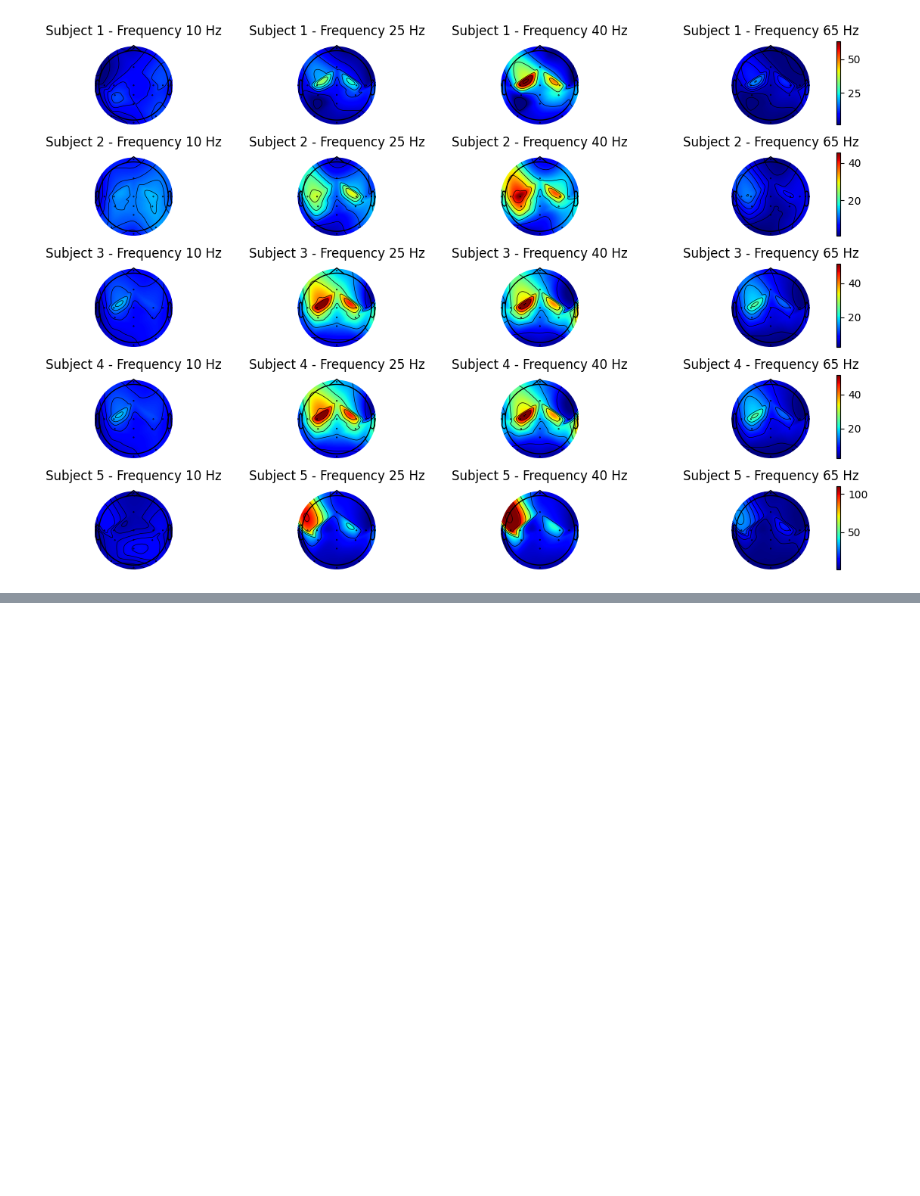
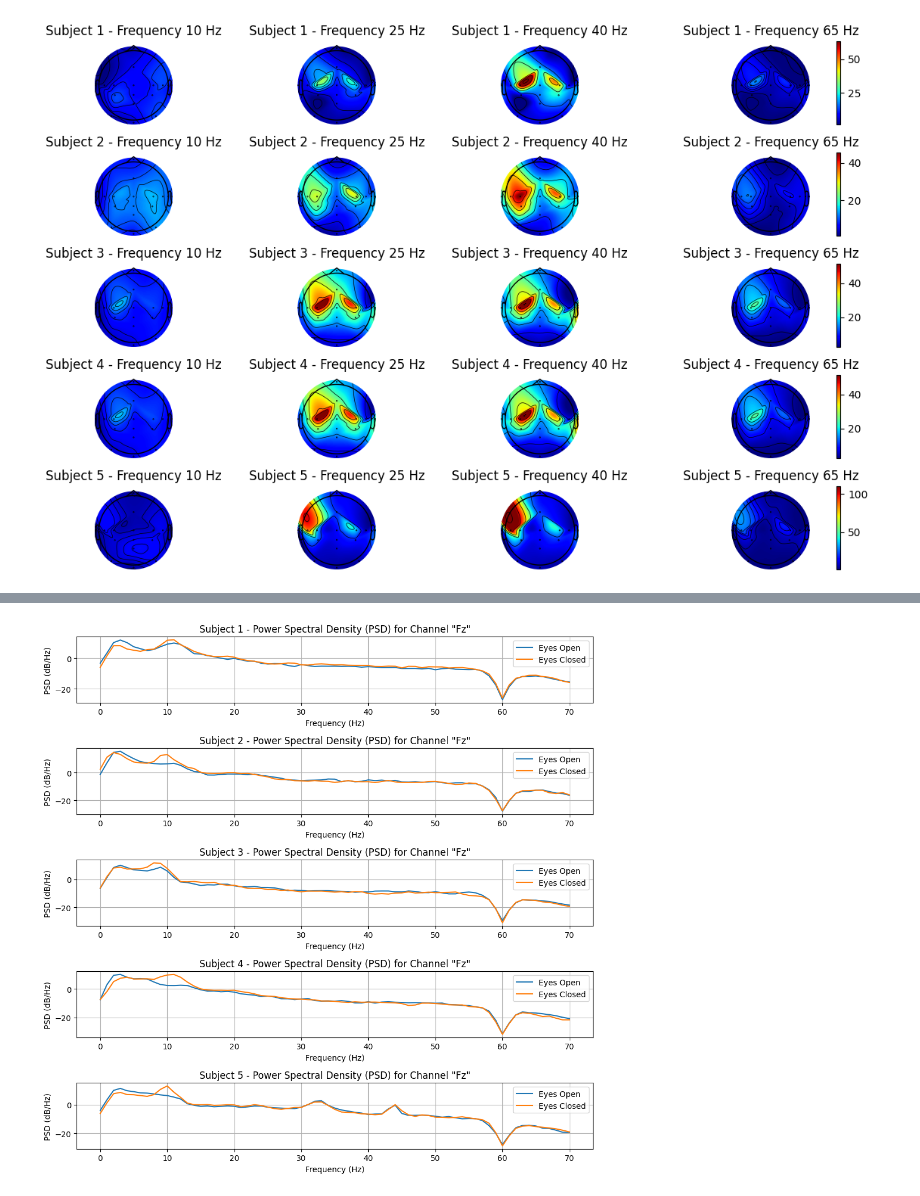
Before and after one commit to maryamnorouzi/Brain-Signal-Processing-, a Jupyter notebook: Brain Signal processing/hw2/HW2_Maryam.ipynb, the cells around one changed output, grey strips where cells are left out. Saved outputs shown, nothing was run; the diff lists cells and outputs as text; code cells hidden in the pictures; blank space fills up the shorter version.

```diff
--- a/Brain Signal processing/hw2/HW2_Maryam.ipynb
+++ b/Brain Signal processing/hw2/HW2_Maryam.ipynb
@@ -283,0 +315,31 @@ plt.show()
+# %%
+# a.
+# Define the sampling frequency and parameters for the Welch method
+fs = 256  # Given
+nperseg = fs  #256 samples for a 1-second window
+noverlap = nperseg // 2  # 50% overlap
+
+# Compute PSD for each subject
+frequencies, psd_open_FZ = welch(eyes_open_Fz, fs=fs, nperseg=nperseg, noverlap=noverlap, axis=1)
+_, psd_closed_FZ = welch(eyes_closed_Fz, fs=fs, nperseg=nperseg, noverlap=noverlap, axis=1)
+
+# Filtering the frequencies and corresponding PSD values to be within the 0-70 Hz range
+mask = (frequencies >= 0) & (frequencies <= 70)
+filtered_frequencies = frequencies[mask]
+filtered_psd_open_FZ = psd_open_FZ[:, mask]
+filtered_psd_closed_FZ = psd_closed_FZ[:, mask]
+psd_open_log_FZ=10*np.log10(filtered_psd_open_FZ)
+psd_closed_log_FZ=10*np.log10(filtered_psd_closed_FZ)
+fig, axes = plt.subplots(n_s, 1, figsize=(10, 2*n_s))
+for i in range(n_s):
+    axes[i].plot(psd_open_log_FZ[i], label='Eyes Open')
+    axes[i].plot(psd_closed_log_FZ[i], label='Eyes Closed')
+    axes[i].set_title(f'Subject {i + 1} - Power Spectral Density (PSD) for Channel "Fz"')
+    axes[i].set_xlabel('Frequency (Hz)')
+    axes[i].set_ylabel('PSD (dB/Hz)')
+    axes[i].legend()
+    axes[i].grid(True, which='both')
+plt.tight_layout()
+plt.show()
+# %% [output]
+[figure, added]
```
Also changed, not shown: parts of 4 cells of this notebook.
